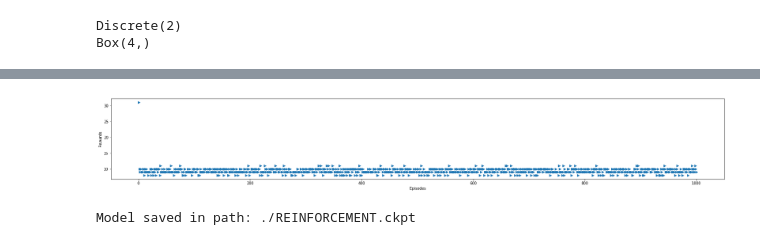
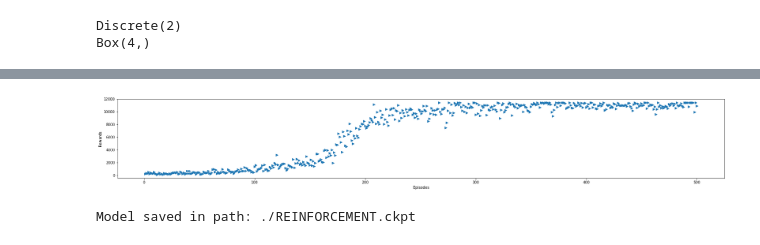
Before and after one commit to AnHongIl/DeepReinforcement, a Jupyter notebook: Policy_based/REINFORCEMENT.ipynb, the cells around one changed output, grey strips where cells are left out. Cells and saved outputs as stored; diff of their text form; code cells hidden in the pictures.

```diff
--- a/Policy_based/REINFORCEMENT.ipynb
+++ b/Policy_based/REINFORCEMENT.ipynb
@@ -15,9 +15,11 @@ Box(4,)
 state_size = 4
 action_size = 2
 
-max_episodes = 1000
-learning_rate = 0.01
+max_episodes = 500
+learning_rate = 0.001
 gamma = 0.99
+
+N = 10
 # %%
 class NeuralNetwork():
     def __init__(self, name):
@@ -45,11 +47,8 @@ with tf.device("/device:GPU:0"):
-# %%
-tf.reset_default_graph()
-NN = NeuralNetwork("main")
 # %%
 save_file = './REINFORCEMENT.ckpt'
 saver = tf.train.Saver()
-#with tf.Session(config=tf.ConfigProto(log_device_placement=True, allow_soft_placement=True)) as sess:
-with tf.Session() as sess:
+with tf.Session(config=tf.ConfigProto(log_device_placement=True, allow_soft_placement=True)) as sess:
+#with tf.Session() as sess:
     sess.run(tf.global_variables_initializer())
 
     allRewards = []
@@ -59,62 +58,51 @@ with tf.Session() as sess:
         episode_states = []
         episode_actions = []
         episode_rewards = []
+        for k in range(N):
+            state = env.reset()
+            rewards = []
 
-        state = env.reset()
+            while True:
+                output = sess.run(NN.probabilities, feed_dict={NN.inputs: state.reshape([1, state_size])})
+                action = np.random.choice(action_size, p=output[0])
 
-        #for step in range(1000):
-        while True:
-            output = sess.run(NN.output, feed_dict={NN.inputs: state.reshape([1, state_size])})
-            #action = np.argmax(output[0])
+                next_state, reward, done, info = env.step(action)
 
-            action = np.random.choice(action_size, p=output[0])
+                #action encoding
+                actions = np.zeros(action_size)
+                actions[action] = 1.0
 
-            next_state, reward, done, info = env.step(action)
+                episode_states.append(state)
+                episode_actions.append(actions)
+                rewards.append(reward)
 
-            #action encoding
-            actions = np.zeros(action_size)
-            actions[action] = 1.0
+                if done:
+                    res = []
+                    sum_r = 0.0
+                    for r in reversed(rewards):
+                        sum_r *= gamma
+                        sum_r += r
+                        res.append(sum_r)
+                    episode_rewards.extend(list(reversed(res)))
+                    break
+                state = next_state
 
-            episode_states.append(state)
-            episode_actions.append(actions)
-            episode_rewards.append(reward)
+        #10 episodes
+        episode_rewards_sum = np.sum(episode_rewards) / N
+        #mean = np.mean(episode_rewards)
+        #std = np.std(episode_rewards)
+        #normalize_rewards = (episode_rewards_sum - mean) / std
 
-            #if done or step == 999:
-            if done:
-                episode_rewards_sum = np.sum(episode_rewards)
-                #mean = np.mean(episode_rewards)
-                #std = np.std(episode_rewards)
-                #normalize_rewards = (episode_rewards_sum - mean) / std
+        allRewards.append(episode_rewards_sum)
 
-                allRewards.append(episode_rewards_sum)
+        total_rewards = np.sum(allRewards)
 
-                total_rewards = np.sum(allRewards)
+        mean_reward = total_rewards / (ep + 1)
 
+        maxRewardRecorded = np.amax(allRewards)
 
-
-                maxRewardRecorded = np.amax(allRewards)
-
-                print("Episode: {}, reward: {}, mean: {:.2f}, max_reward: {}".format(ep, episode_rewards_sum, mean_reward, maxRewardRecorded))
-
-                #discounted_episode_rewards = discount_and_normalize_rewards(episode_rewards)
-                """
-                loss, mul, reduce = sess.run([NN.loss, NN.mul, NN.reduce], feed_dict={NN.inputs:episode_states, NN.actions:episode_actions, NN.rewards: episode_rewards_sum})
-                print('rewards')
-                print(episode_rewards_sum)
-                print('actions')
-                print(episode_actions)
-                print('mul')
-                print(mul)
-                print('reduce')
-                print(reduce)
-                print('loss')
-                print(loss)
-                """
-                loss, _ = sess.run([NN.loss, NN.opt], feed_dict={NN.inputs: episode_states, NN.actions: episode_actions, NN.rewards: episode_rewards_sum})
-                break
-
-            state = next_state
-
+        print("Episode: {}, reward: {:.2f}, mean: {:.2f}, max_reward: {:.2f}".format(ep, episode_rewards_sum, mean_reward, maxRewardRecorded))
+        loss, _ = sess.run([NN.loss, NN.opt], feed_dict={NN.inputs: episode_states, NN.actions: episode_actions, NN.rewards: episode_rewards})
 
     plt.figure(figsize=(30, 4))
     x = np.array(range(1, max_episodes+1))
@@ -146,4 +134,4 @@ Episode: 999, reward: 9.0, mean: 40.26, max_reward: 31.0
-[figure, old version]
+[figure, new version]
 Model saved in path: ./REINFORCEMENT.ckpt
 # %%
 tf.reset_default_graph()
```
Also changed, not shown: parts of 5 cells of this notebook.
